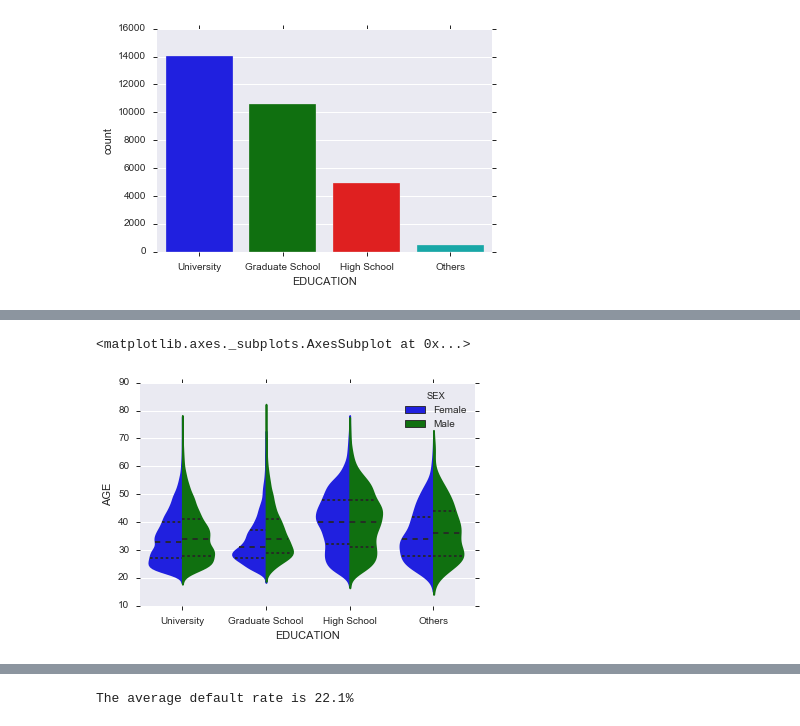
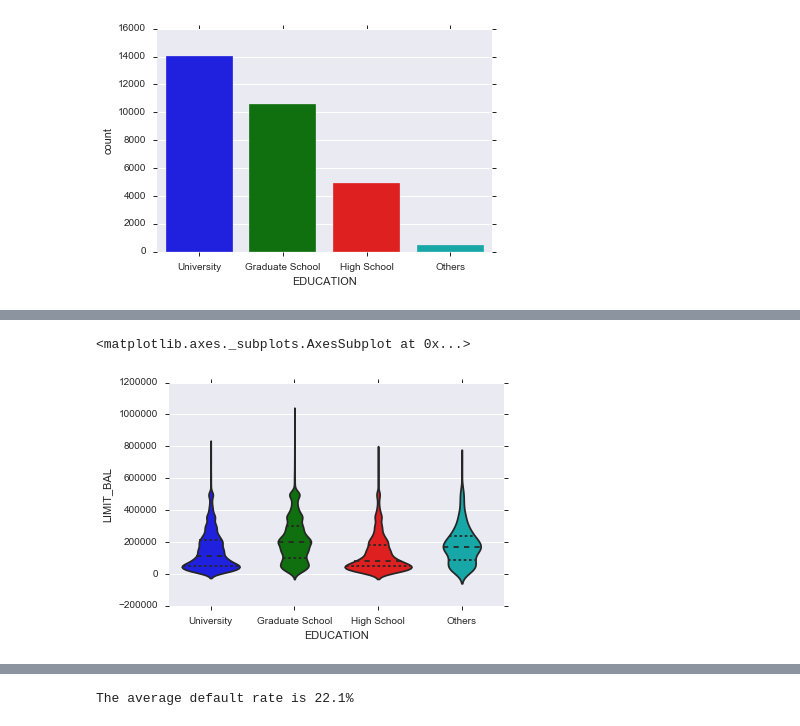
Before and after one commit to rlshuhart/MSDS7331_Project_1, a Jupyter notebook: MSDS7331_Project_1_Notebook.ipynb, the cells around one changed output, grey strips where cells are left out. Drawn from its saved outputs; the diff is of its cells as text; code cells hidden in the pictures.

```diff
--- a/MSDS7331_Project_1_Notebook.ipynb
+++ b/MSDS7331_Project_1_Notebook.ipynb
@@ -359,5 +347,5 @@ sns.countplot(data=cc_data, x='EDUCATION')
 # %%
-sns.violinplot(x=cc_data['EDUCATION'], y=cc_data['AGE'], hue=cc_data['SEX'], split=True, inner="quart")
+sns.violinplot(data=cc_data, x="EDUCATION", y='LIMIT_BAL', inner="quart")
 # %% [output]
 <matplotlib.axes._subplots.AxesSubplot at 0x...>
-[figure, old version]
+[figure, new version]
```
Also changed, not shown: parts of 62 cells of this notebook, 1 other file.
